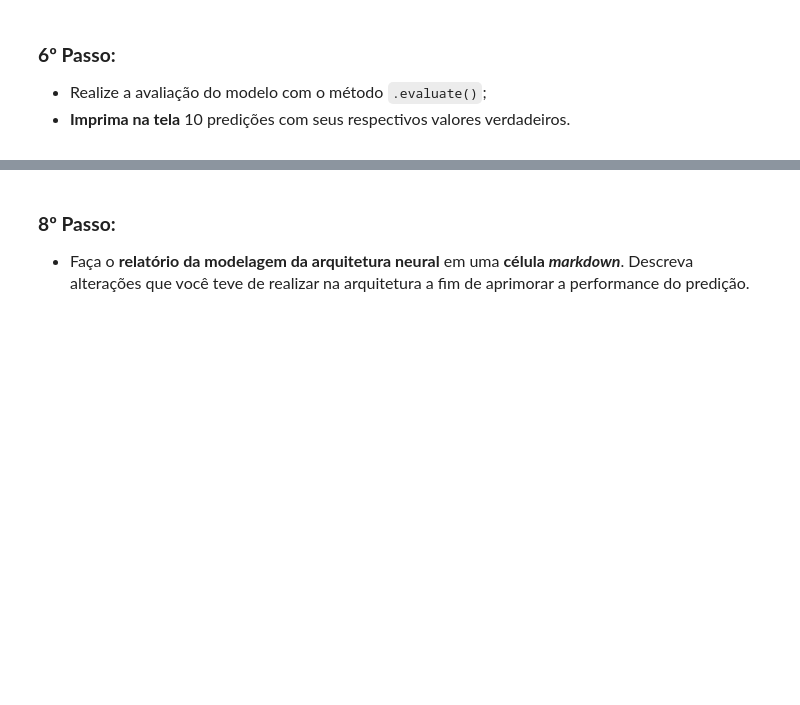
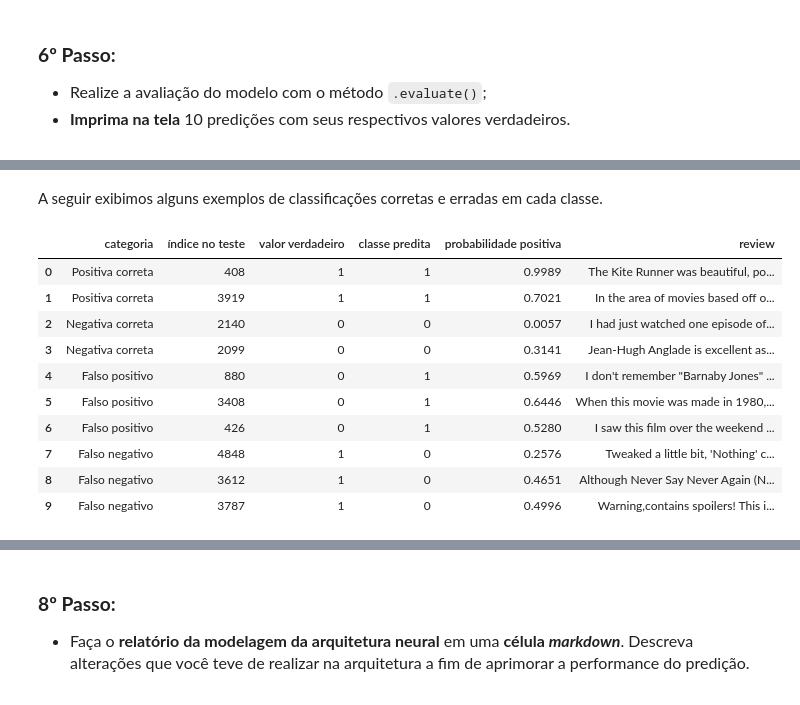
Before and after one commit to gilcesarf/imd1107-202601, a Jupyter notebook: 3-unidade/atividade2.ipynb, the cells around one changed output, grey strips where cells are left out. Saved outputs shown, nothing was run; the diff lists cells and outputs as text; code cells hidden in the pictures; blank space fills up the shorter version.

```diff
--- a/3-unidade/atividade2.ipynb
+++ b/3-unidade/atividade2.ipynb
@@ -1250,0 +1715,2 @@ Epoch 21/50
+# %% [markdown]
+A seguir exibimos alguns exemplos de classificações corretas e erradas em cada classe.
@@ -1250,0 +1831,26 @@ Epoch 21/50
+# %%
+df_predicoes_inspecao = selecionar_predicoes_para_inspecao(
+    X_test=X_test,
+    y_true=y_true,
+    y_pred=y_pred,
+    y_prob=y_prob,
+    random_state=RANDOM_STATE
+)
+
+pd.set_option("display.max_colwidth", None)
+
+df_predicoes_inspecao.style.format({
+    "probabilidade positiva": "{:.4f}"
+})
+# %% [output]
+|  | categoria | índice no teste | valor verdadeiro | classe predita | probabilidade positiva | review |
+| 0 | Positiva correta | 408 | 1 | 1 | 0.9989 | The Kite Runner was beautiful, po... |
+| 1 | Positiva correta | 3919 | 1 | 1 | 0.7021 | In the area of movies based off o... |
+| 2 | Negativa correta | 2140 | 0 | 0 | 0.0057 | I had just watched one episode of... |
+| 3 | Negativa correta | 2099 | 0 | 0 | 0.3141 | Jean-Hugh Anglade is excellent as... |
+| 4 | Falso positivo | 880 | 0 | 1 | 0.5969 | I don't remember "Barnaby Jones" ... |
+| 5 | Falso positivo | 3408 | 0 | 1 | 0.6446 | When this movie was made in 1980,... |
+| 6 | Falso positivo | 426 | 0 | 1 | 0.5280 | I saw this film over the weekend ... |
+| 7 | Falso negativo | 4848 | 1 | 0 | 0.2576 | Tweaked a little bit, 'Nothing' c... |
+| 8 | Falso negativo | 3612 | 1 | 0 | 0.4651 | Although Never Say Never Again (N... |
+| 9 | Falso negativo | 3787 | 1 | 0 | 0.4996 | Warning,contains spoilers! This i... |
```
Also changed, not shown: parts of 24 cells of this notebook.
